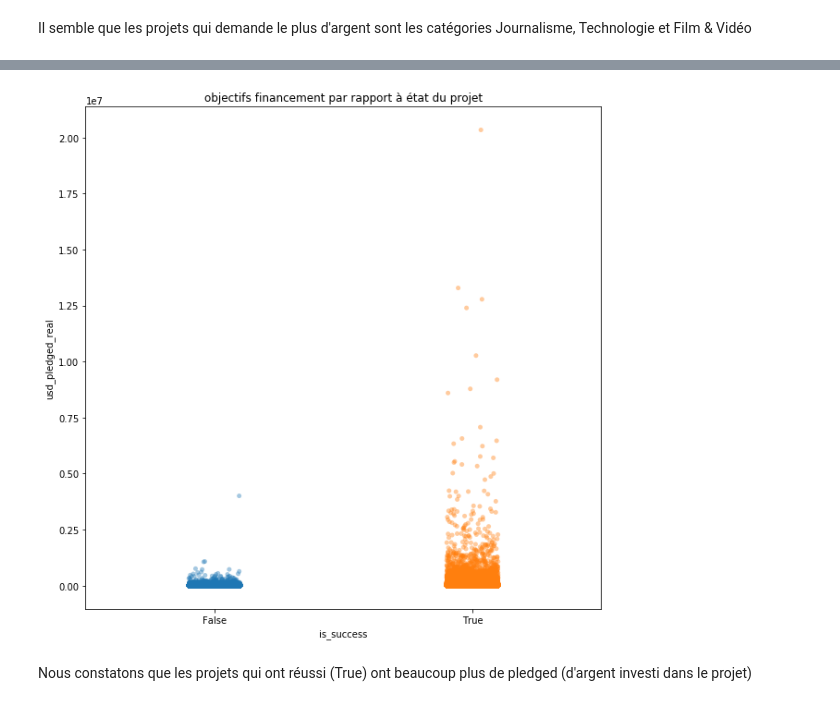
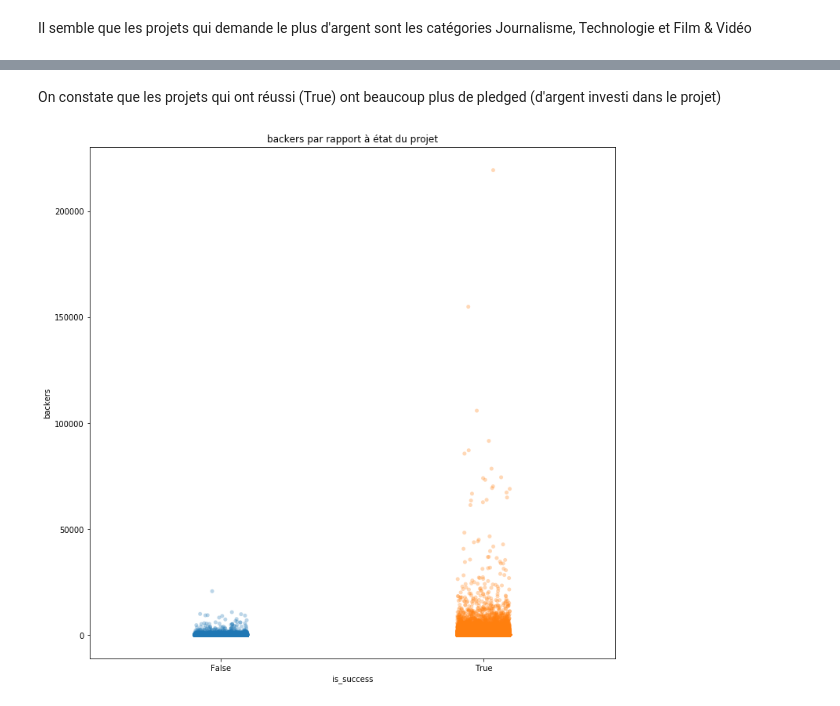
Before and after one commit to TaySai/EDA2018, a Jupyter notebook: kickstarter_projects.ipynb, the cells around one changed output, grey strips where cells are left out. Saved outputs shown, nothing was run; the diff lists cells and outputs as text; code cells hidden in the pictures.

```diff
--- a/kickstarter_projects.ipynb
+++ b/kickstarter_projects.ipynb
@@ -353,11 +362,11 @@ Il semble que les projets qui demande le plus d'argent sont les catégories Jour
+# %% [markdown]
+On constate que les projets qui ont réussi (True) ont beaucoup plus de pledged (d'argent investi dans le projet)
 # %%
-plt.figure(figsize=(10,10))
+plt.figure(figsize=(12,12))
 plot = sns.stripplot('is_success',
-          'usd_pledged_real',
-          data=df, jitter = .1, alpha= .4)
-plt.title ('objectifs financement par rapport à état du projet')
+          'backers',
+          data=df, jitter = .1, alpha= .3)
+plt.title ('backers par rapport à état du projet')
 plt.show()
 # %% [output]
-[figure, old version]
+[figure, new version]
-# %% [markdown]
-Nous constatons que les projets qui ont réussi (True) ont beaucoup plus de pledged (d'argent investi dans le projet)
```
Also changed, not shown: parts of 7 cells of this notebook.
